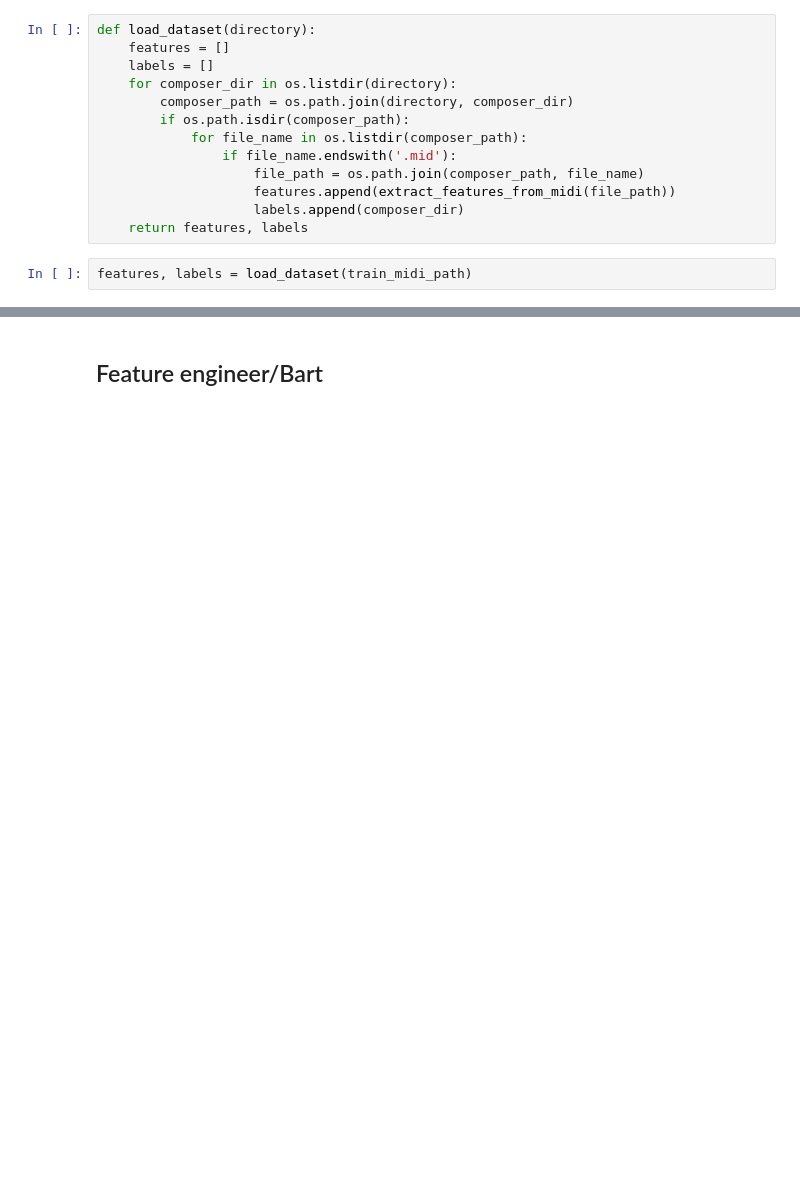
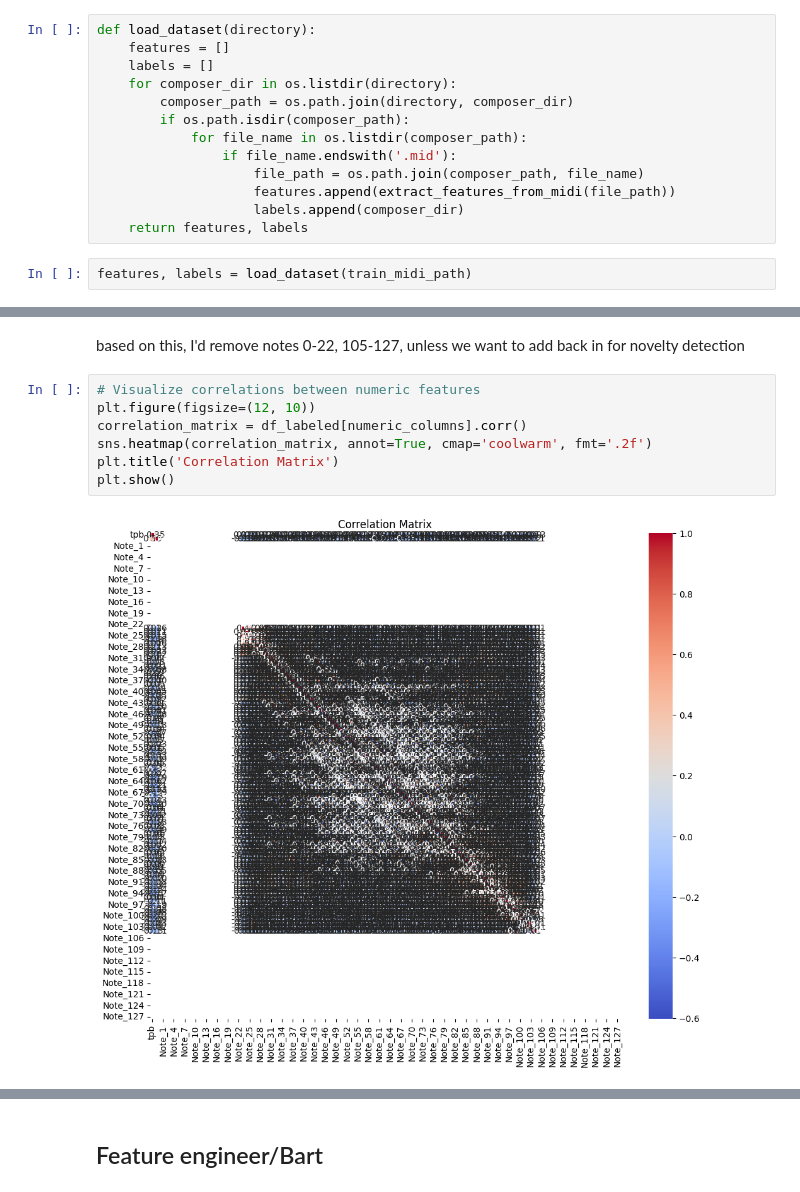
Before and after one commit to dBartMasters/sfl-challenge, a Jupyter notebook: explore_nb_mido.ipynb, the cells around one changed output, grey strips where cells are left out. Cells and saved outputs as stored; diff of their text form; blank space fills up the shorter version.

```diff
--- a/explore_nb_mido.ipynb
+++ b/explore_nb_mido.ipynb
@@ -109,0 +169,11 @@ composer_avg.head()
+# %% [markdown]
+based on this, I'd remove notes 0-22, 105-127, unless we want to add back in for novelty detection
+# %%
+# Visualize correlations between numeric features
+plt.figure(figsize=(12, 10))
+correlation_matrix = df_labeled[numeric_columns].corr()
+sns.heatmap(correlation_matrix, annot=True, cmap='coolwarm', fmt='.2f')
+plt.title('Correlation Matrix')
+plt.show()
+# %% [output]
+[figure, added]
```
Also changed, not shown: parts of 37 cells of this notebook, 2 other files.
